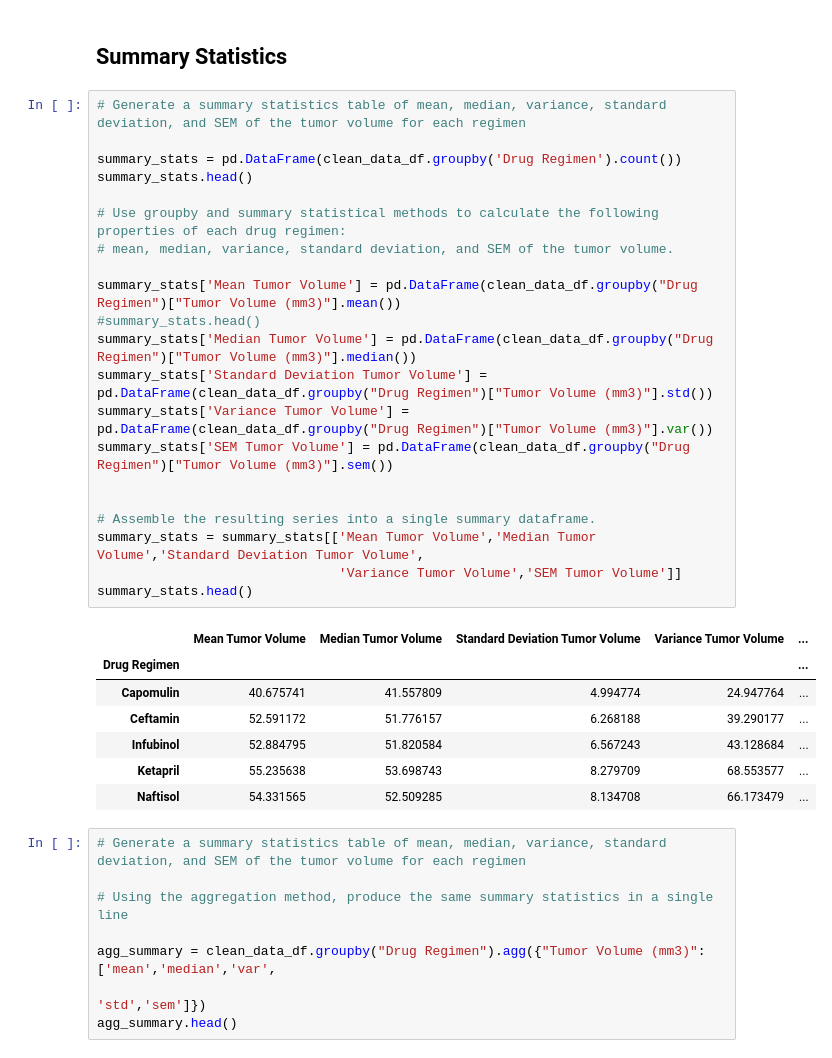
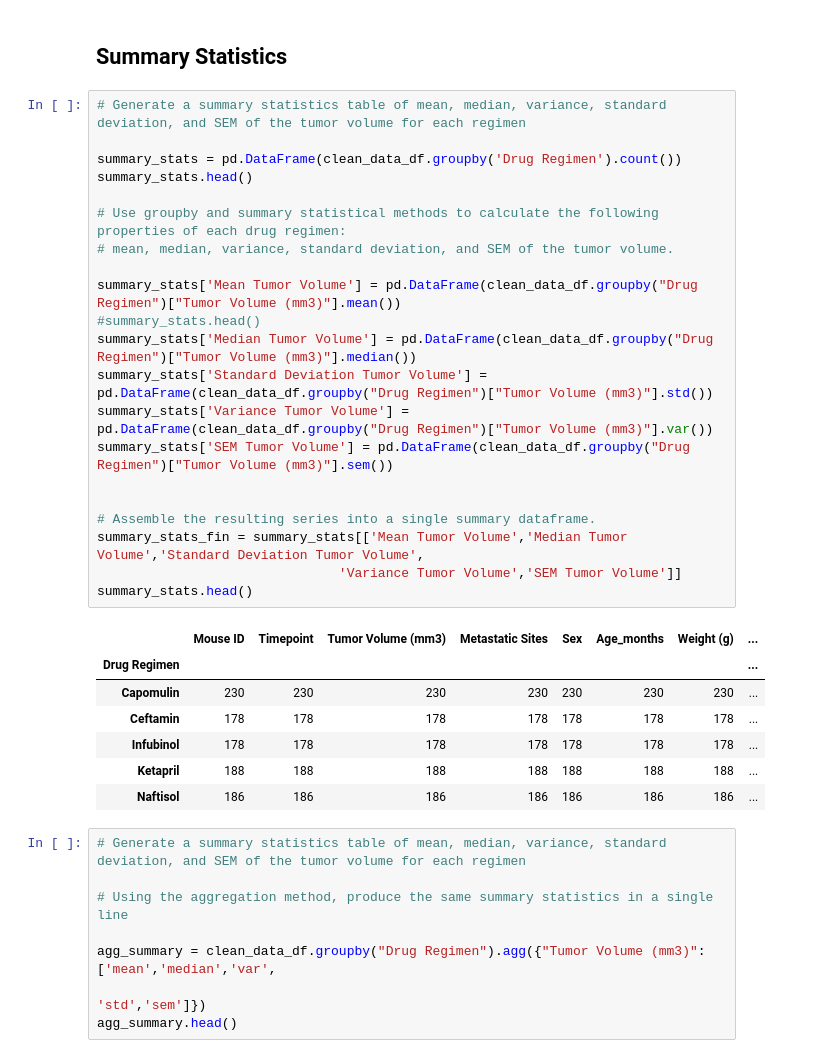
Before and after one commit to Daltonjfield/Matplotlib_homework, a Jupyter notebook: Pymaceuticals/pymaceuticals_starter.ipynb, the cells around one changed output. Saved outputs shown, nothing was run; the diff lists cells and outputs as text.

```diff
--- a/Pymaceuticals/pymaceuticals_starter.ipynb
+++ b/Pymaceuticals/pymaceuticals_starter.ipynb
@@ -67,32 +67,32 @@ clean_mice
 # %%
 # Generate a summary statistics table of mean, median, variance, standard deviation, and SEM of the tumor volume for each regimen
 
 summary_stats = pd.DataFrame(clean_data_df.groupby('Drug Regimen').count())
 summary_stats.head()
 
 # Use groupby and summary statistical methods to calculate the following properties of each drug regimen:
 # mean, median, variance, standard deviation, and SEM of the tumor volume.
 
 summary_stats['Mean Tumor Volume'] = pd.DataFrame(clean_data_df.groupby("Drug Regimen")["Tumor Volume (mm3)"].mean())
 #summary_stats.head()
 summary_stats['Median Tumor Volume'] = pd.DataFrame(clean_data_df.groupby("Drug Regimen")["Tumor Volume (mm3)"].median())
 summary_stats['Standard Deviation Tumor Volume'] = pd.DataFrame(clean_data_df.groupby("Drug Regimen")["Tumor Volume (mm3)"].std())
 summary_stats['Variance Tumor Volume'] = pd.DataFrame(clean_data_df.groupby("Drug Regimen")["Tumor Volume (mm3)"].var())
 summary_stats['SEM Tumor Volume'] = pd.DataFrame(clean_data_df.groupby("Drug Regimen")["Tumor Volume (mm3)"].sem())
 
 
 # Assemble the resulting series into a single summary dataframe.
-summary_stats = summary_stats[['Mean Tumor Volume','Median Tumor Volume','Standard Deviation Tumor Volume',
+summary_stats_fin = summary_stats[['Mean Tumor Volume','Median Tumor Volume','Standard Deviation Tumor Volume',
                                'Variance Tumor Volume','SEM Tumor Volume']]
 summary_stats.head()
 # %% [output]
-|  | Mean Tumor Volume | Median Tumor Volume | Standard Deviation Tumor Volume | Variance Tumor Volume | ... |
-| Drug Regimen |  |  |  |  | ... |
-| Capomulin | 40.675741 | 41.557809 | 4.994774 | 24.947764 | ... |
-| Ceftamin | 52.591172 | 51.776157 | 6.268188 | 39.290177 | ... |
-| Infubinol | 52.884795 | 51.820584 | 6.567243 | 43.128684 | ... |
-| Ketapril | 55.235638 | 53.698743 | 8.279709 | 68.553577 | ... |
-| Naftisol | 54.331565 | 52.509285 | 8.134708 | 66.173479 | ... |
+|  | Mouse ID | Timepoint | Tumor Volume (mm3) | Metastatic Sites | Sex | Age_months | Weight (g) | ... |
+| Drug Regimen |  |  |  |  |  |  |  | ... |
+| Capomulin | 230 | 230 | 230 | 230 | 230 | 230 | 230 | ... |
+| Ceftamin | 178 | 178 | 178 | 178 | 178 | 178 | 178 | ... |
+| Infubinol | 178 | 178 | 178 | 178 | 178 | 178 | 178 | ... |
+| Ketapril | 188 | 188 | 188 | 188 | 188 | 188 | 188 | ... |
+| Naftisol | 186 | 186 | 186 | 186 | 186 | 186 | 186 | ... |
 # %%
 # Generate a summary statistics table of mean, median, variance, standard deviation, and SEM of the tumor volume for each regimen
 
```
Also changed, not shown: parts of 1 cell of this notebook, 2 other files.
